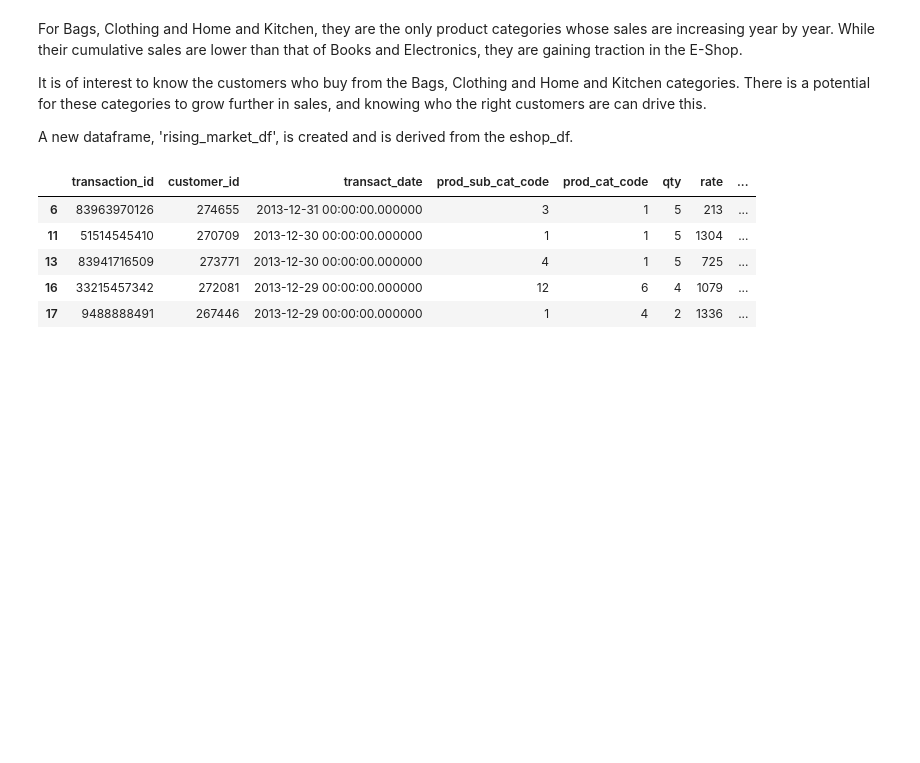
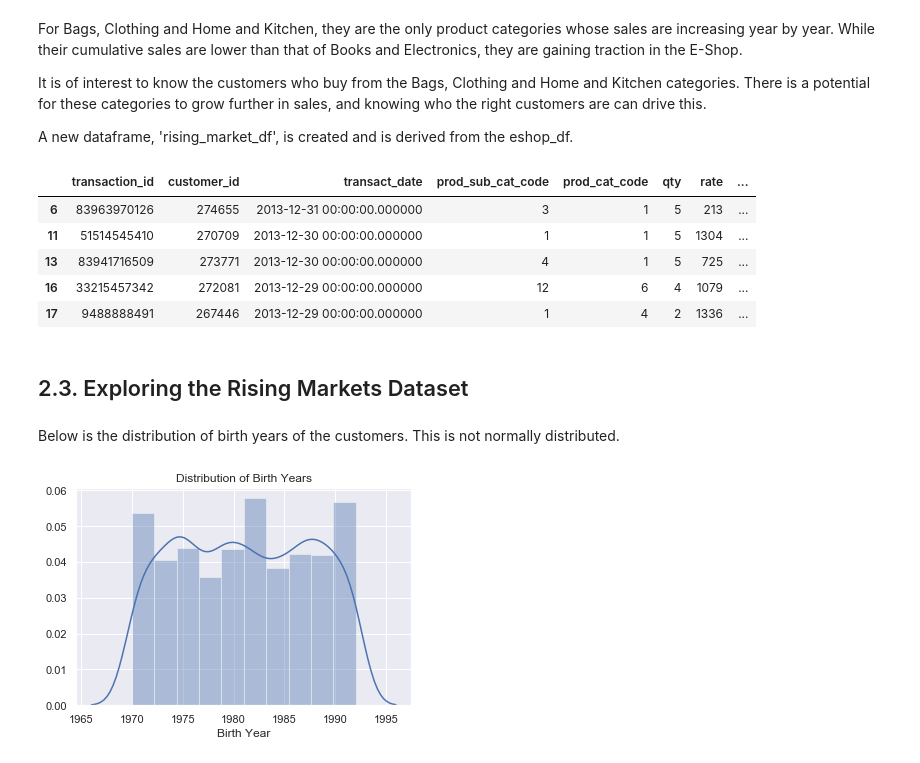
Before and after one commit to dlma1234/datascience_casestudies, a Jupyter notebook: retail_shop/analysis.ipynb, the cells around one changed output. Drawn from its saved outputs; the diff is of its cells as text; code cells hidden in the pictures; blank space fills up the shorter version.

Commit message:
Renamed notebook from eda to analysis. Added graphs and details about Rscripts

```diff
--- a/retail_shop/eda.ipynb
+++ b/retail_shop/analysis.ipynb
@@ -304,3 +304,12 @@ rising_market_df.head()
 | 13 | 83941716509 | 273771 | 2013-12-30 00:00:00.000000 | 4 | 1 | 5 | 725 | ... |
 | 16 | 33215457342 | 272081 | 2013-12-29 00:00:00.000000 | 12 | 6 | 4 | 1079 | ... |
 | 17 | 9488888491 | 267446 | 2013-12-29 00:00:00.000000 | 1 | 4 | 2 | 1336 | ... |
+# %% [markdown]
+## 2.3. Exploring the Rising Markets Dataset
+# %% [markdown]
+Below is the distribution of birth years of the customers. This is not normally distributed.
+# %%
+dist = sns.distplot(rising_market_df['birth_year'], bins=10)
+dist.set(xlabel='Birth Year', title='Distribution of Birth Years');
+# %% [output]
+[figure, added]
```
Also changed, not shown: parts of 29 cells of this notebook.
